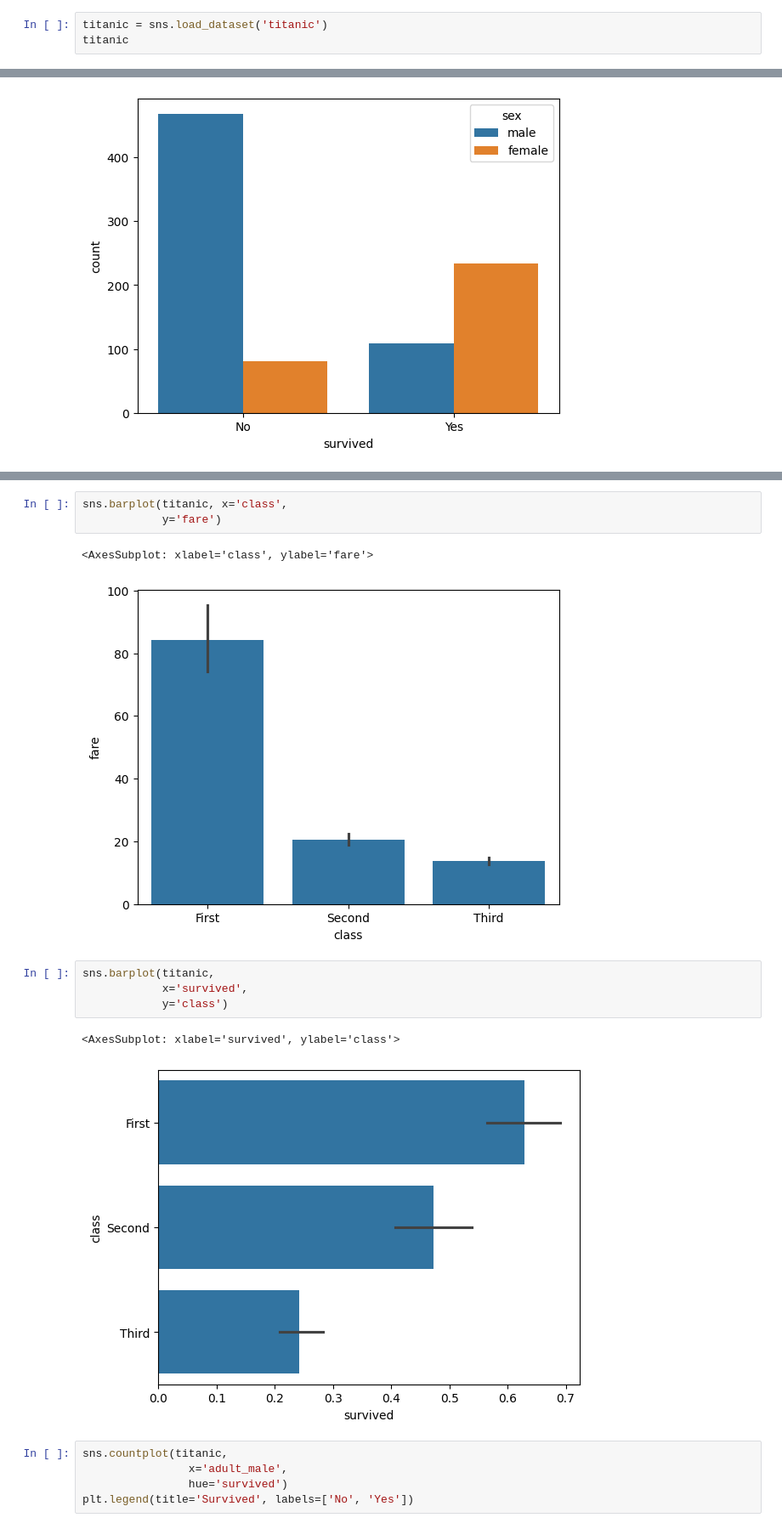
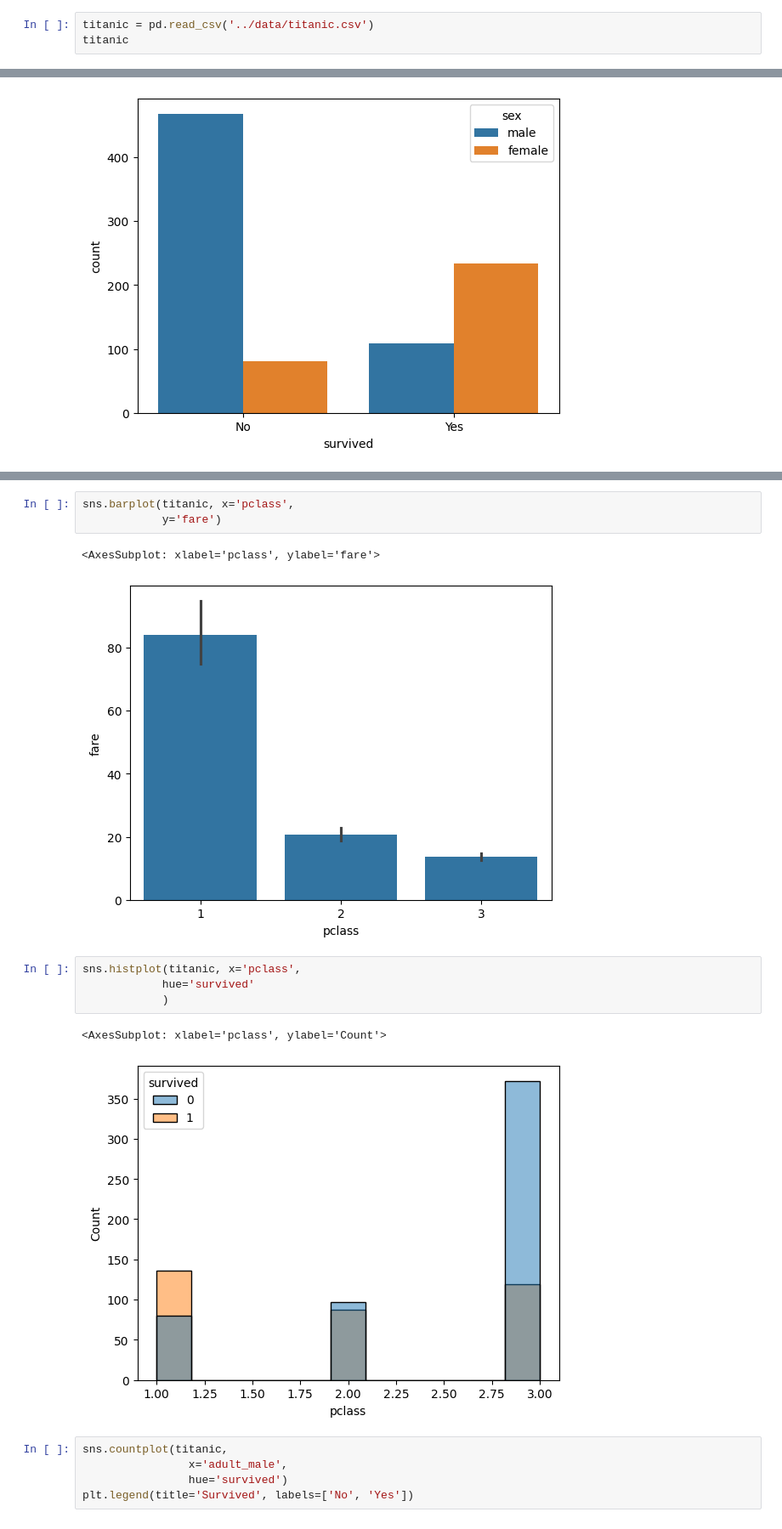
Before and after one commit to agusorozco/Projects, a Jupyter notebook: Titanic/notebooks/titanic_eda.ipynb, the cells around one changed output, grey strips where cells are left out. Shown at 85% size. Cells and saved outputs as stored; diff of their text form.

Commit message:
Titanic Survival Project

```diff
--- a/Titanic/notebooks/titanic_eda.ipynb
+++ b/Titanic/notebooks/titanic_eda.ipynb
@@ -12,6 +12,6 @@ import pandas as pd
 import matplotlib.pyplot as plt
 import seaborn as sns
 # %%
-titanic = sns.load_dataset('titanic')
+titanic = pd.read_csv('../data/titanic.csv')
 titanic
 # %% [output]
@@ -76,16 +73,16 @@ plt.xticks(ticks=[0, 1], labels=['No', 'Yes'])
 # %%
-sns.barplot(titanic, x='class',
+sns.barplot(titanic, x='pclass',
             y='fare')
 # %% [output]
-<AxesSubplot: xlabel='class', ylabel='fare'>
+<AxesSubplot: xlabel='pclass', ylabel='fare'>
-[figure, old version]
+[figure, new version]
 # %%
-sns.barplot(titanic,
-            x='survived',
-            y='class')
+sns.histplot(titanic, x='pclass',
+            hue='survived'
+            )
 # %% [output]
-<AxesSubplot: xlabel='survived', ylabel='class'>
+<AxesSubplot: xlabel='pclass', ylabel='Count'>
-[figure, old version]
+[figure, new version]
 # %%
 sns.countplot(titanic,
                 x='adult_male',
```
Also changed, not shown: parts of 3 cells of this notebook, 3 other files.
